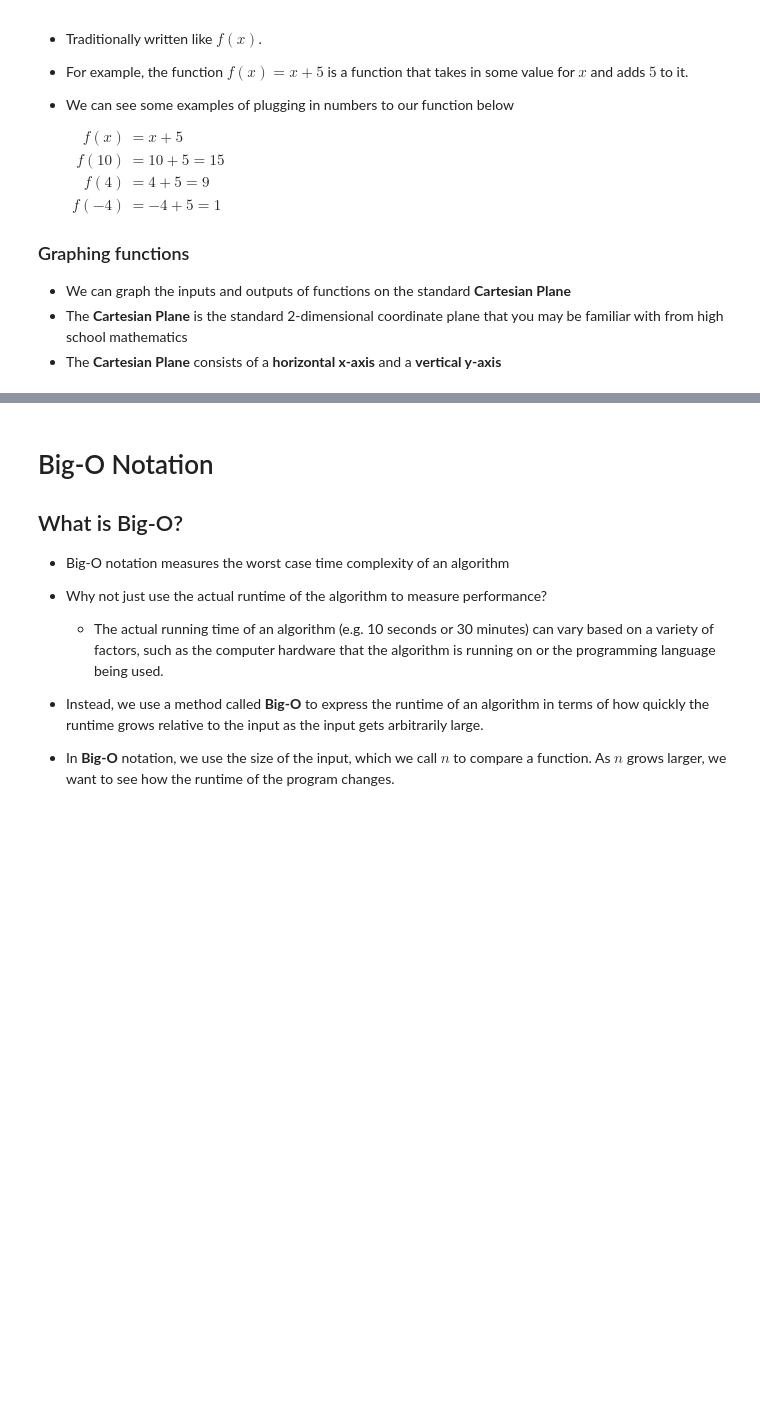
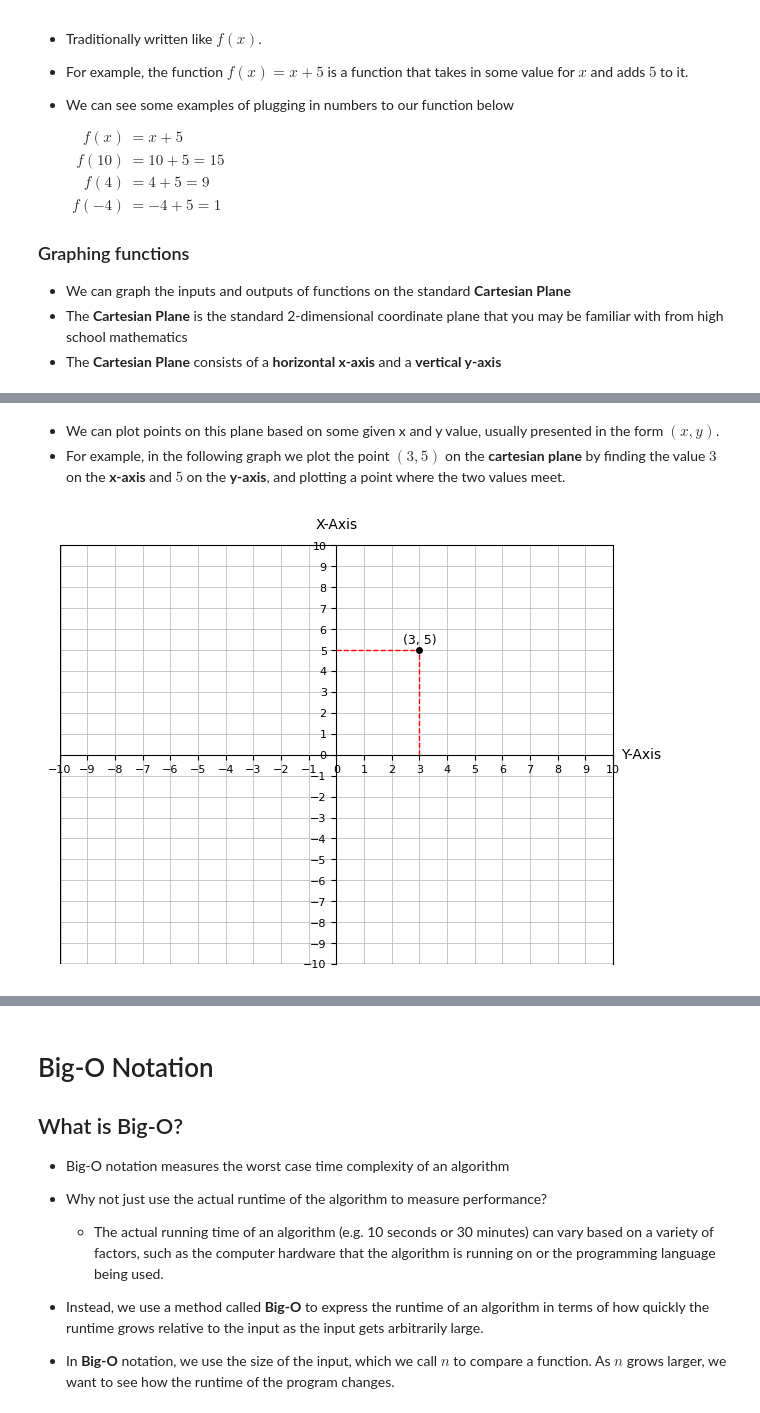
Before and after one commit to jdglaser/dsa-studying, a Jupyter notebook: big-o-notation.ipynb, the cells around one changed output, grey strips where cells are left out. Drawn from its saved outputs; the diff is of its cells as text; code cells hidden in the pictures; blank space fills up the shorter version.

```diff
--- a/big-o-notation.ipynb
+++ b/big-o-notation.ipynb
@@ -62,0 +29,17 @@ Hello!
+# %%
+def plot_point(x: float, y: float, ax: Axes, label_pos: Literal["top", "left", "bottom", "right"] = "top") -> None:
+    ax.add_line(Line2D([x, x], [0, y], color="red", linestyle="--", linewidth=1))
+    ax.add_line(Line2D([0, x], [y, y], color="red", linestyle="--", linewidth=1))
+    ax.plot(x, y, "o", color=(0, 0, 0), markersize=4)
+
+    match label_pos:
+        case "top":
+            pos = [x, y+0.5]
+        case "bottom":
+            pos = [x, y-0.5]
+        case "left":
+            pos = [x-1, y]
+        case "right":
+            pos = [x+1, y]
+
+    ax.annotate(f"({x}, {y})", [x, y], pos, ha="center", va="center", color=(0, 0, 0), fontsize=9)
@@ -62,0 +88,12 @@ Hello!
+# %% [markdown]
++ We can plot points on this plane based on some given x and y value, usually presented in the form $(x, y)$.
++ For example, in the following graph we plot the point $(3, 5)$ on the **cartesian plane** by finding the value $3$ on the **x-axis** and $5$ on the **y-axis**, and plotting a point where the two values meet.
+# %%
+fig, ax = get_cartesian_plane()
+
+plot_point(3, 5, ax)
+
+plt.tight_layout()
+plt.show()
+# %% [output]
+[figure, added]
```
Also changed, not shown: parts of 6 cells of this notebook, 1 other file.
